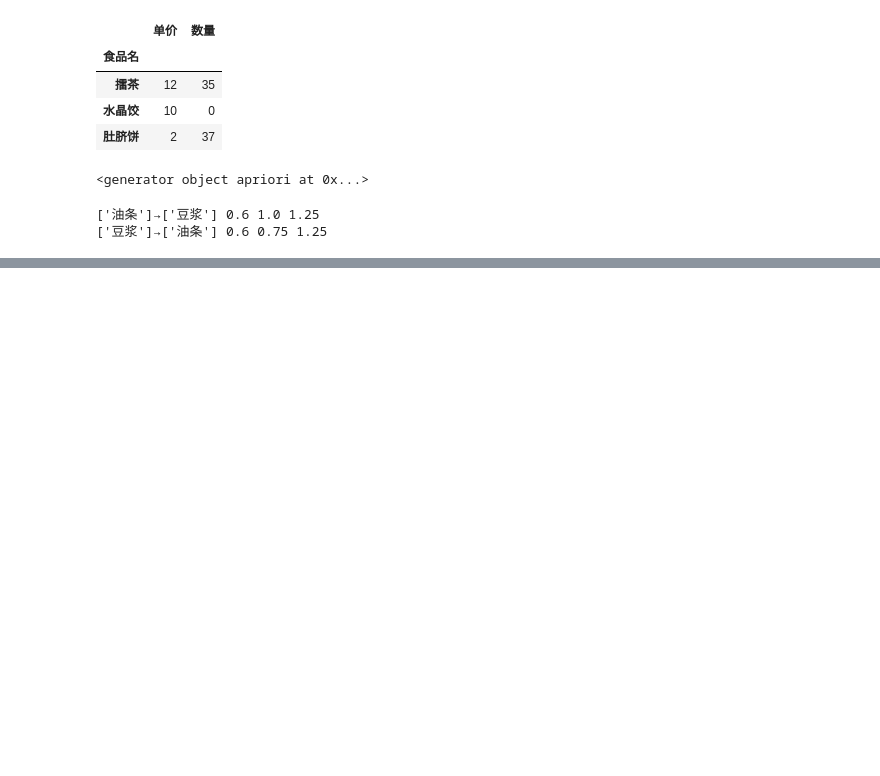
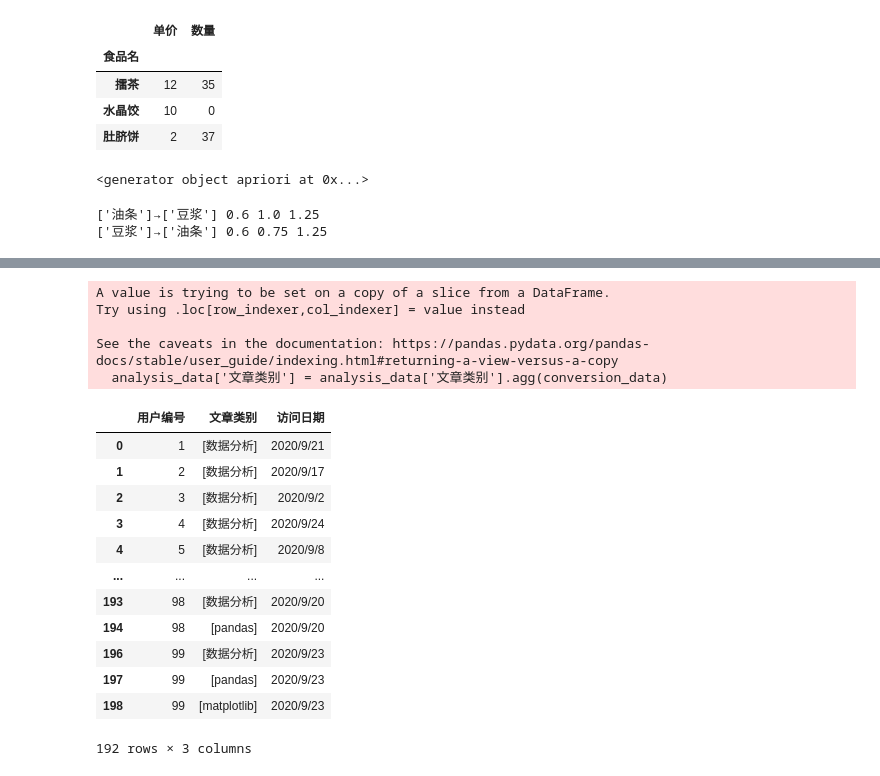
Before and after one commit to Acbee3/Python_learner, a Jupyter notebook: 数据分析/Apriori.ipynb, the cells around one changed output, grey strips where cells are left out. Drawn from its saved outputs; the diff is of its cells as text; code cells hidden in the pictures; blank space fills up the shorter version.

```diff
--- a/数据分析/Apriori.ipynb
+++ b/数据分析/Apriori.ipynb
@@ -70,0 +108,40 @@ for result in results_bre:
+# %%
+# 查看提取数据后的重复数据
+analysis_data[analysis_data.duplicated()]
+# 去除重复数据
+analysis_data = analysis_data.drop_duplicates()
+# %%
+# 定义函数，将数据类型转换成列表
+def conversion_data(category):
+
+    # 判断文章类别是否已经转成了列表格式
+    if str(category)[0] == '[':
+        # 直接返回文章类别
+        return category
+    # 返回转成列表格式后的文章类别
+    return [category]
+
+
+# 获取'文章类别'列，调用 agg() 方法
+analysis_data['文章类别'] = analysis_data['文章类别'].agg(conversion_data)
+# 查看处理后的数据
+analysis_data
+# %% [output]
+A value is trying to be set on a copy of a slice from a DataFrame.
+Try using .loc[row_indexer,col_indexer] = value instead
+
+See the caveats in the documentation: https://pandas.pydata.org/pandas-docs/stable/user_guide/indexing.html#returning-a-view-versus-a-copy
+  analysis_data['文章类别'] = analysis_data['文章类别'].agg(conversion_data)
+|  | 用户编号 | 文章类别 | 访问日期 |
+| 0 | 1 | [数据分析] | 2020/9/21 |
+| 1 | 2 | [数据分析] | 2020/9/17 |
+| 2 | 3 | [数据分析] | 2020/9/2 |
+| 3 | 4 | [数据分析] | 2020/9/24 |
+| 4 | 5 | [数据分析] | 2020/9/8 |
+| ... | ... | ... | ... |
+| 193 | 98 | [数据分析] | 2020/9/20 |
+| 194 | 98 | [pandas] | 2020/9/20 |
+| 196 | 99 | [数据分析] | 2020/9/23 |
+| 197 | 99 | [pandas] | 2020/9/23 |
+| 198 | 99 | [matplotlib] | 2020/9/23 |
+192 rows × 3 columns
```
Also changed, not shown: parts of 9 cells of this notebook, 2 other files.
